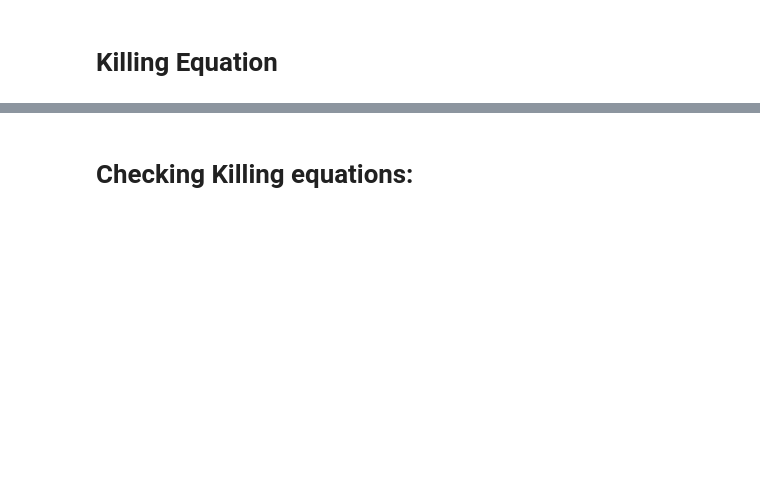
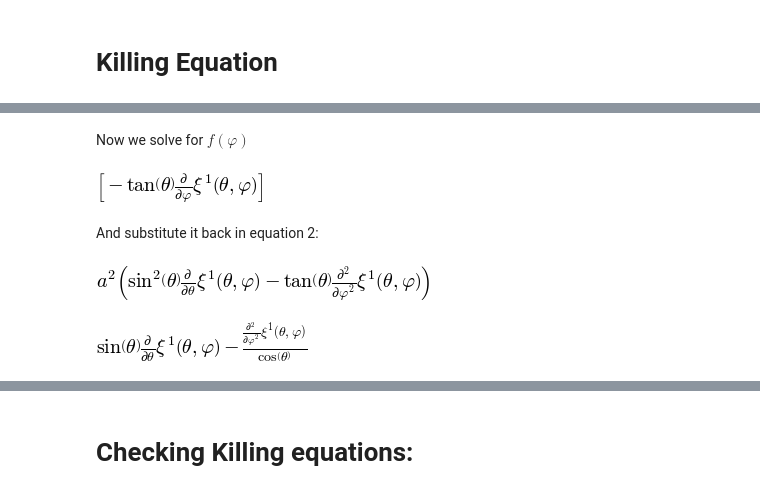
Before and after one commit to nataly-nicole/GRpy, a Jupyter notebook: sphere.ipynb, the cells around one changed output, grey strips where cells are left out. Cells and saved outputs as stored; diff of their text form; code cells hidden in the pictures; blank space fills up the shorter version.

```diff
--- a/sphere.ipynb
+++ b/sphere.ipynb
@@ -210,0 +240,19 @@ Ke.__str__()
+# %% [markdown]
+Now we solve for $f(\varphi)$
+# %%
+sf=solve(e1r,f)
+sf
+# %% [output]
+[figure, added]
+# %% [markdown]
+And substitute it back in equation 2:
+# %%
+e2r2 = e2r.subs(f,sf[0]).doit()
+e2r2
+# %% [output]
+[figure, added]
+# %%
+e2r3=trigsimp(e2r2/(a**2*sin(theta)))
+e2r3
+# %% [output]
+[figure, added]
```
Also changed, not shown: parts of 63 cells of this notebook.
